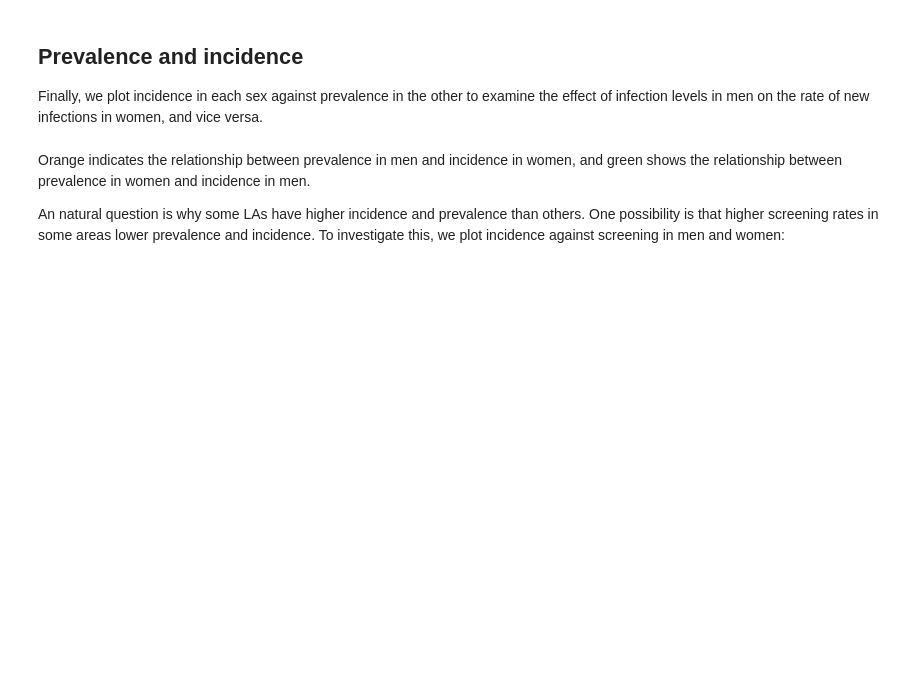
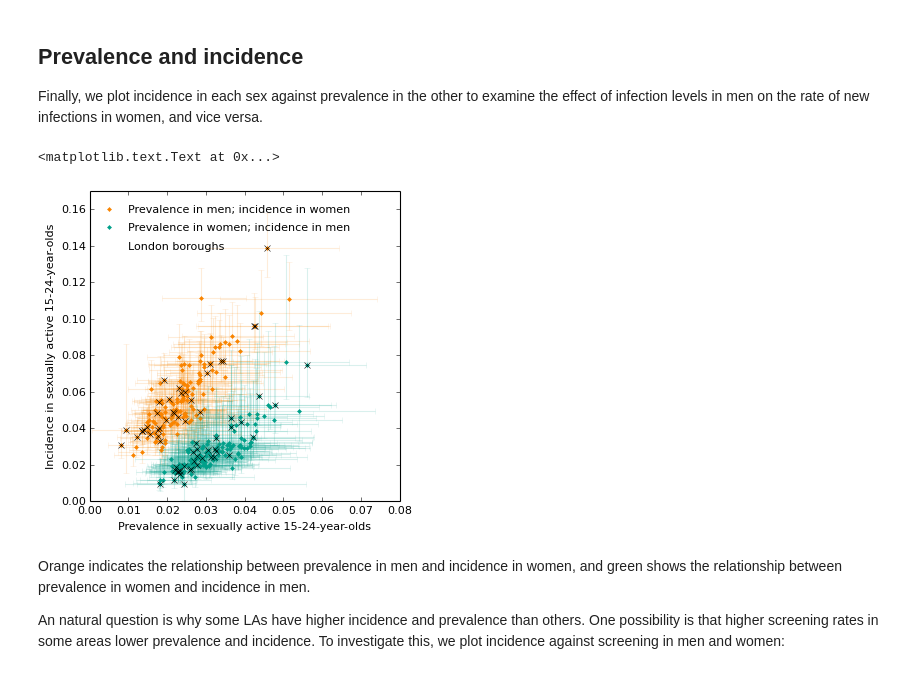
Before and after one commit to joanna-lewis/ct_surveillance, a Jupyter notebook: local_authorities/local_authorities.ipynb, the cells around one changed output. Drawn from its saved outputs; the diff is of its cells as text; code cells hidden in the pictures; blank space fills up the shorter version.

```diff
--- a/local_authorities/local_authorities.ipynb
+++ b/local_authorities/local_authorities.ipynb
@@ -817,32 +882,35 @@ print percentile(inc_f_la[:,interest], 50, 0)[0]
 # %%
 # Figure 10
 #plt.rc("savefig", dpi=2300) # for high-resolution version
 plt.rc("savefig", dpi=80)
 
 fig = plt.figure(figsize = (5,5), dpi=2300)
 ax1 = fig.add_subplot(111)
 
 # add to plot
 ax1.plot(percentile(prev_m_la, 50, 0), percentile(inc_f_la, 50, 0), '.', color='#F98400')
 ax1.plot(percentile(prev_f_la, 50, 0), percentile(inc_m_la, 50, 0), '.', color='#00A08A')
 plt_ppc(ax1, prev_m_la, inc_f_la, 0, 95, '#F98400', alpha=0.15)
 plt_ppc(ax1, prev_f_la, inc_m_la, 0, 95, '#00A08A', alpha=0.15)
 
 interest = where((alldata.phec == 'London'))
 ax1.plot(percentile(prev_m_la[:,interest], 50, 0)[0], percentile(inc_f_la[:,interest], 50, 0)[0],'xk')
 ax1.plot(percentile(prev_f_la[:,interest], 50, 0)[0], percentile(inc_m_la[:,interest], 50, 0)[0],'xk')
 
 ax1.set_xlim([0,0.08]); ax1.set_ylim([0,0.17])
 
 ax1.set_xlabel('Prevalence in sexually active 15-24-year-olds');
 ax1.set_ylabel('Incidence in sexually active 15-24-year-olds');
 
 ax1.plot(0.005, 0.16, '.', c='#F98400')
 ax1.text(0.01, 0.16, 'Prevalence in men; incidence in women', va='center')
 ax1.plot(0.005, 0.15, '.', c='#00A08A')
 ax1.text(0.01, 0.15, 'Prevalence in women; incidence in men', va='center')
-ax1.plot(0.005, 0.14, 'x', c='k')
+# ax1.plot(0.005, 0.14, 'x', c='k') # this line can be used to add 'x' markers for the London Boroughs
 ax1.text(0.01, 0.14, 'London boroughs', va='center')
+# %% [output]
+<matplotlib.text.Text at 0x...>
+[figure, added]
 # %% [markdown]
 Orange indicates the relationship between prevalence in men and incidence in women, and green shows the relationship between prevalence in women and incidence in men.
 
```
Also changed, not shown: parts of 19 cells of this notebook, 27 other files.
